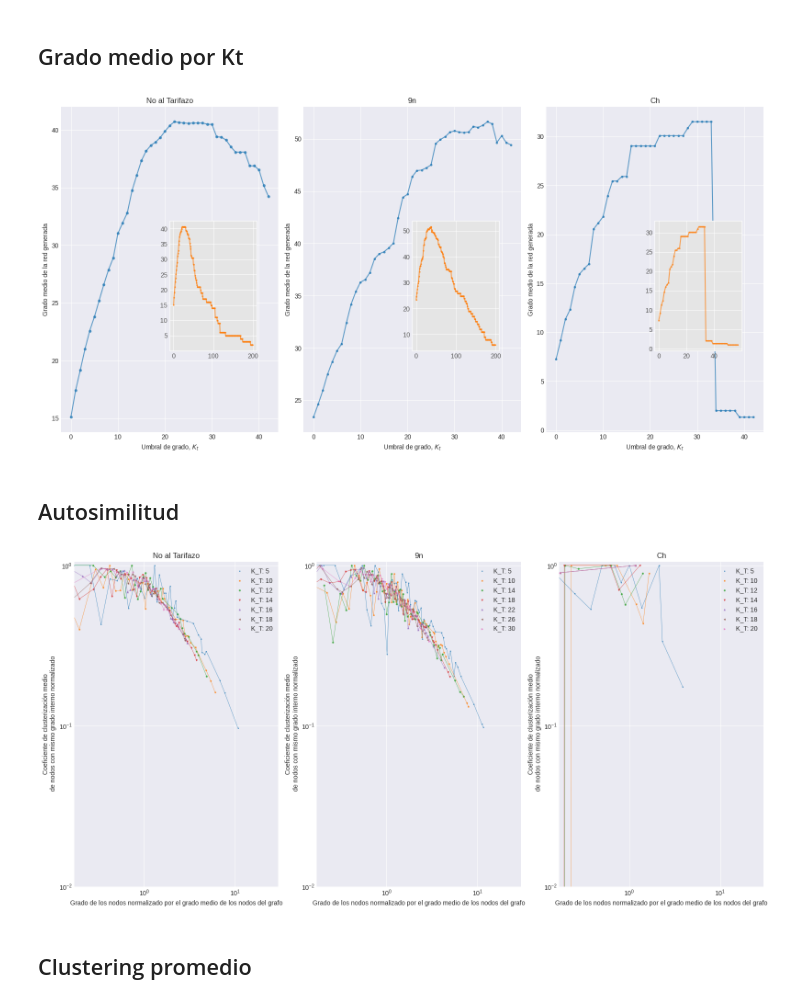
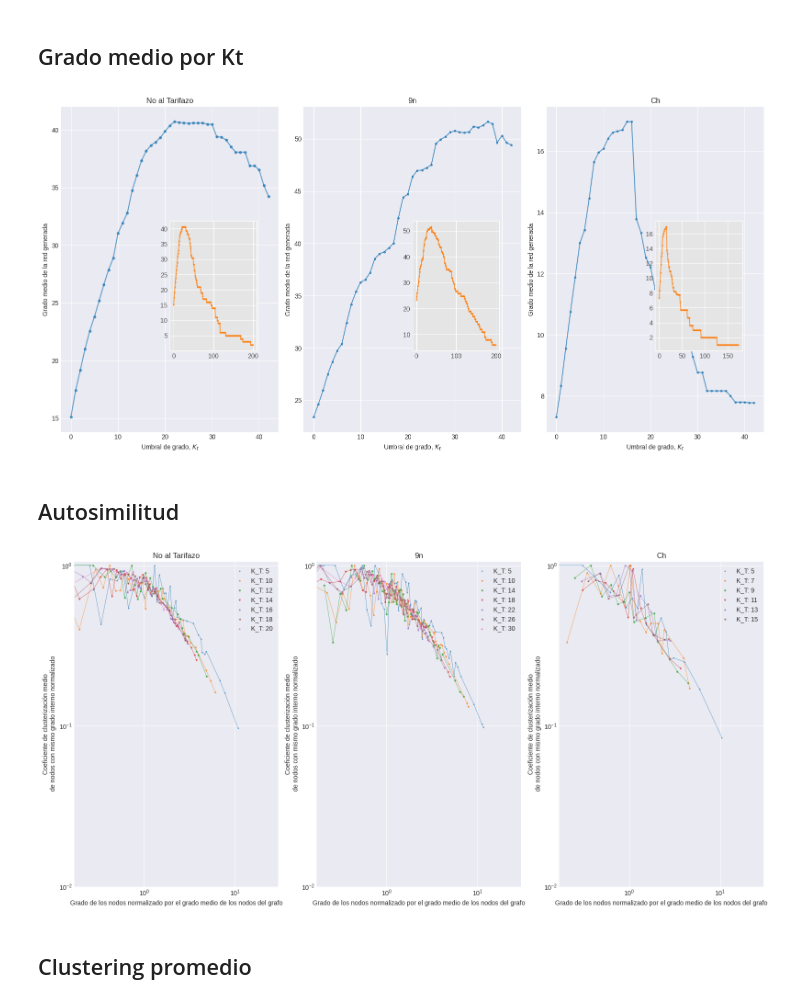
Before and after one commit to Manusua/self-similarity-in-social-movements, a Jupyter notebook: Self similarity in social movements.ipynb, the cells around one changed output. Saved outputs shown, nothing was run; the diff lists cells and outputs as text; code cells hidden in the pictures.

Commit message:
Change Critical Hour CHarlie Hebdo

```diff
--- a/Self similarity in social movements.ipynb
+++ b/Self similarity in social movements.ipynb
@@ -24,7 +24,7 @@ plots_folder = "plots/"
 # Horas críticas identificadas en el artículo de Beiró and Gandica et al.
 HORA_CRITICA_NAT = "429624"
 HORA_CRITICA_9N = "437037"
-HORA_CRITICA_CH = "394704"
+HORA_CRITICA_CH = "394721"
 # %%
 def create_csv_weighted(input_file, output_file):
     df = pd.read_csv(input_file, sep= ',')
@@ -594,7 +592,7 @@ plt.tight_layout()
 plt.savefig(plots_folder + "avg_deg.png")
 plt.show()
 # %% [output]
-[figure, old version]
+[figure, new version]
 # %% [markdown]
 ## Autosimilitud
 # %%
@@ -615,7 +613,7 @@ plt.style.use('seaborn-v0_8-darkgrid')
 # Los valores de Kt que se van a representar
 arr_kt_plot_nat = [5,10,12,14,16,18,20]
 arr_kt_plot_9n = [5,10,14,18,22,26,30]
-arr_kt_plot_ch = [5,10,12,14,16,18,20]
+arr_kt_plot_ch = [5,7,9,11,13,15]
 
 markers = get_all_markers()
 alpha = 0.7
@@ -663,34 +661,34 @@ ax2.set_yscale('log')
 ax2.set_ylim(0.01, 1.05)
 ax2.set_xlim(0.17, 30)
 ax2.legend()
 ax2.set_title("9n")
 
 
 for index, kt in enumerate(arr_kt_plot_ch):
     if kt in dict_norm_int_deg_ch_h.keys():
         points_x = list(dict_norm_int_deg_ch_h[kt].keys())[::2]
         points_y = list(dict_norm_int_deg_ch_h[kt].values())[::2]
         # Se quita el 0 para que la visualizacións se más clara
         if float(0) in dict_norm_int_deg_ch_h[kt].keys():
             points_x = points_x[1:]
             points_y = points_y[1:]
         ax3.plot(points_x, points_y, alpha=alpha, linewidth=0.6)
         ax3.scatter(points_x, points_y, alpha=alpha, s=4, marker=markers[index], label=f'K_T: {kt}')
 
 ax3.set_xlabel("Grado de los nodos normalizado por el grado medio de los nodos del grafo")
 ax3.set_ylabel("Coeficiente de clusterización medio\n de nodos con mismo grado interno normalizado")
 ax3.set_xscale('log')
 ax3.set_yscale('log')
 ax3.set_ylim(0.01, 1.05)
 ax3.set_xlim(0.17, 30)
 ax3.legend()
 ax3.set_title("Ch")
 
 plt.tight_layout()
 plt.savefig(plots_folder + "self_similarity.png")
 plt.show()
 # %% [output]
-[figure, old version]
+[figure, new version]
 # %% [markdown]
 ## Clustering promedio
 # %%
```
Also changed, not shown: parts of 9 cells of this notebook, 12 other files.
